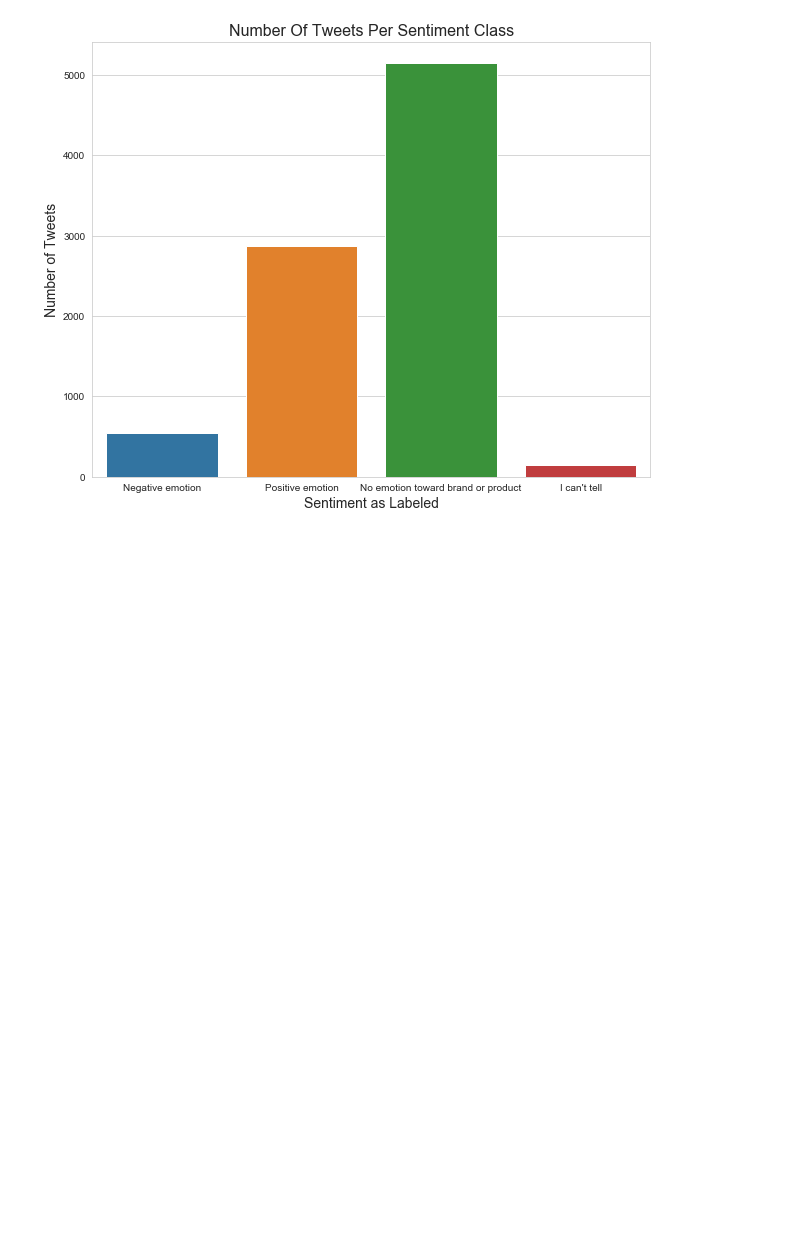
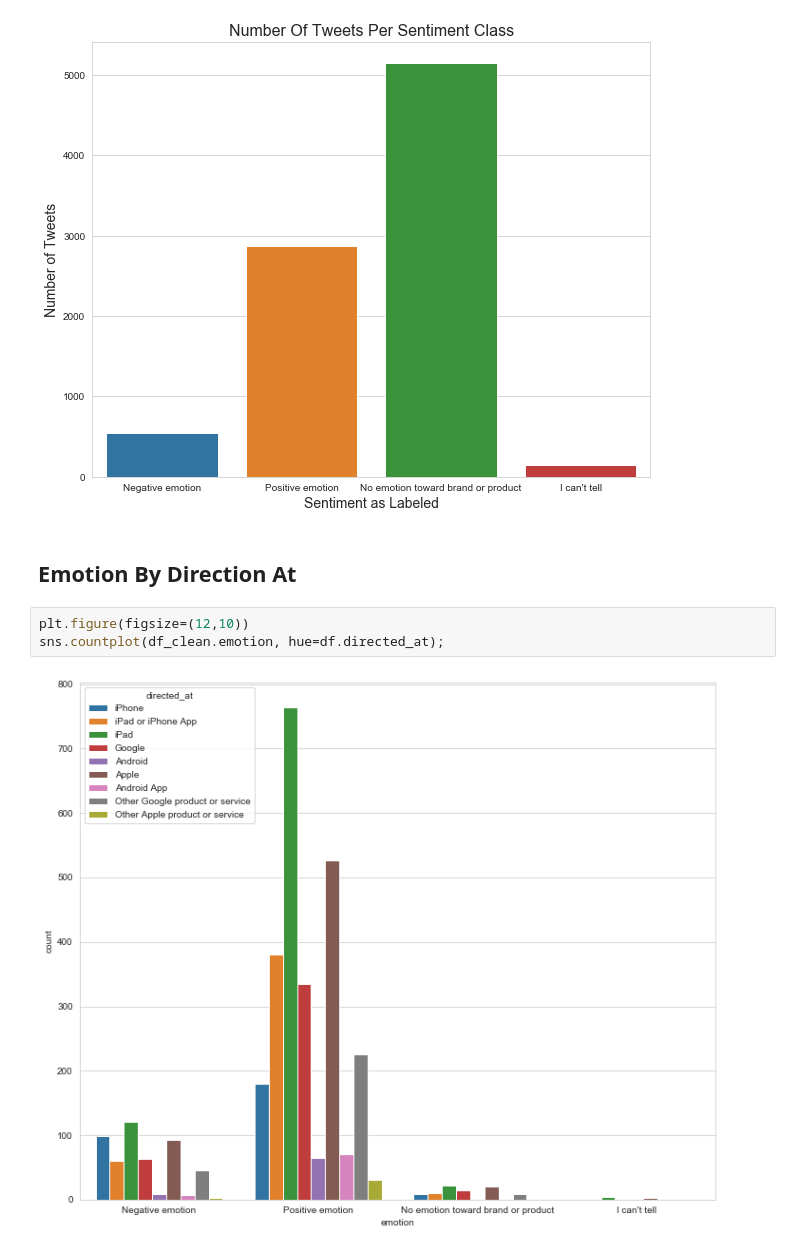
Before and after one commit to stevenzych/tweet-sentiment, a Jupyter notebook: data_visualizations.ipynb, the cells around one changed output. Cells and saved outputs as stored; diff of their text form; blank space fills up the shorter version.

```diff
--- a/data_visualizations.ipynb
+++ b/data_visualizations.ipynb
@@ -91,3 +91,10 @@ plt.xlabel("Sentiment as Labeled", fontsize=14)
 plt.title("Number Of Tweets Per Sentiment Class", fontsize=16);
 # %% [output]
 [figure]
+# %% [markdown]
+## Emotion By Direction At
+# %%
+plt.figure(figsize=(12,10))
+sns.countplot(df_clean.emotion, hue=df.directed_at);
+# %% [output]
+[figure, added]
```
Also changed, not shown: parts of 2 cells of this notebook, 4 other files.
